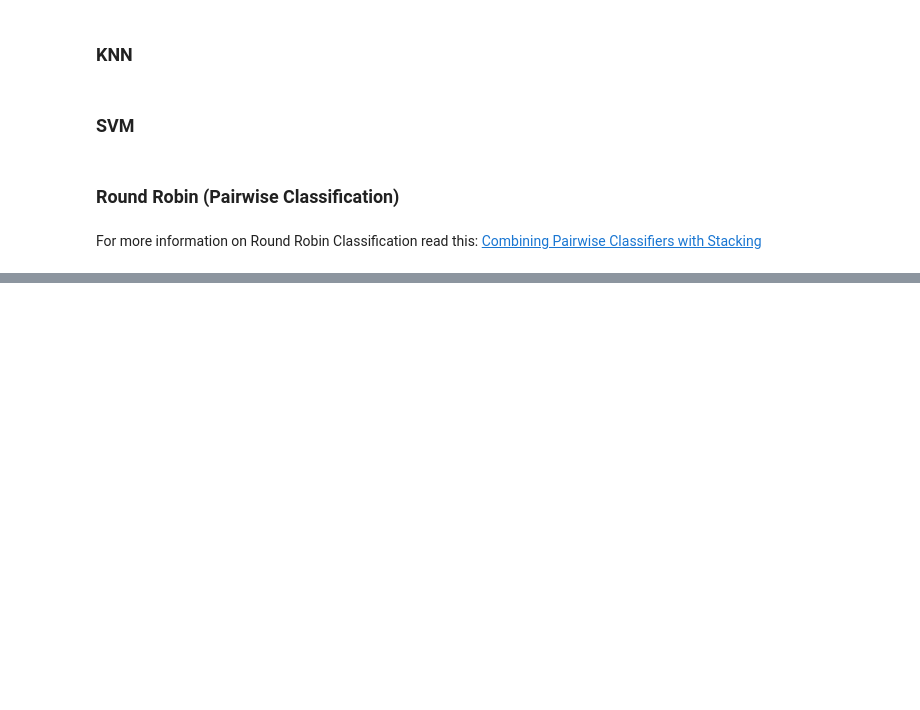
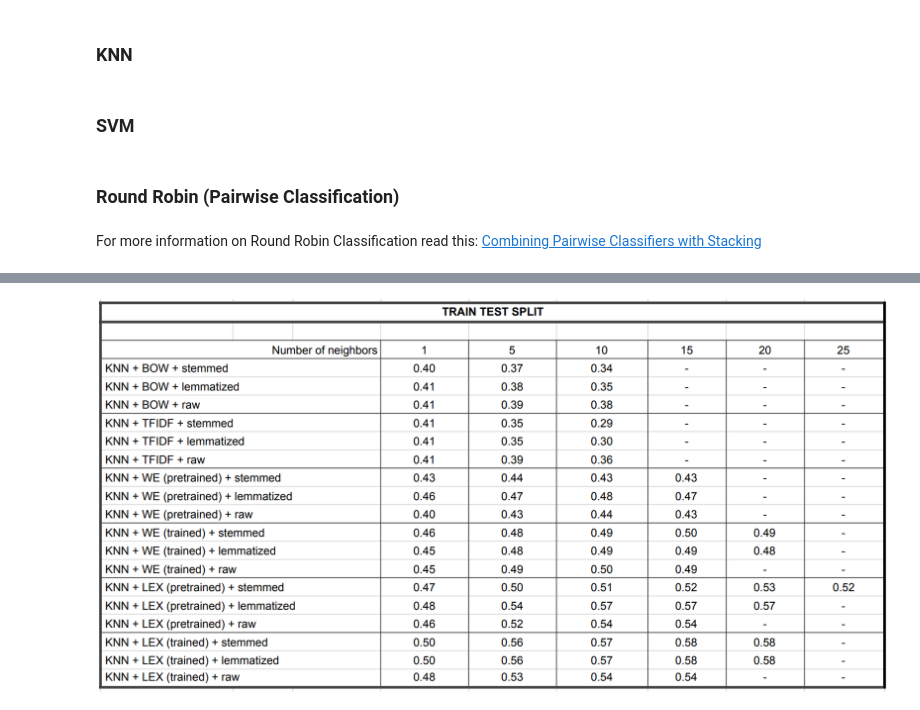
Before and after one commit to KonstantinaStoikou/Twitter-Sentiment-Analysis, a Jupyter notebook: TwitterSentimentAnalysis.ipynb, the cells around one changed output, grey strips where cells are left out. Saved outputs shown, nothing was run; the diff lists cells and outputs as text; code cells hidden in the pictures; blank space fills up the shorter version.

```diff
--- a/TwitterSentimentAnalysis.ipynb
+++ b/TwitterSentimentAnalysis.ipynb
@@ -826,0 +861,5 @@ def RoundRobin(X_train, y_train, X_test, y_test, n_neighbors):
+# %%
+# set the path of the photo testtrainsplitresults.png inside scr folder
+Image(filename='/media/admin1/data/COMMON STORAGE/Sxoli/Data Mining/Project/scr/testtrainsplitresults.png', width=1000)
+# %% [output]
+[figure, added]
```
Also changed, not shown: parts of 22 cells of this notebook.
